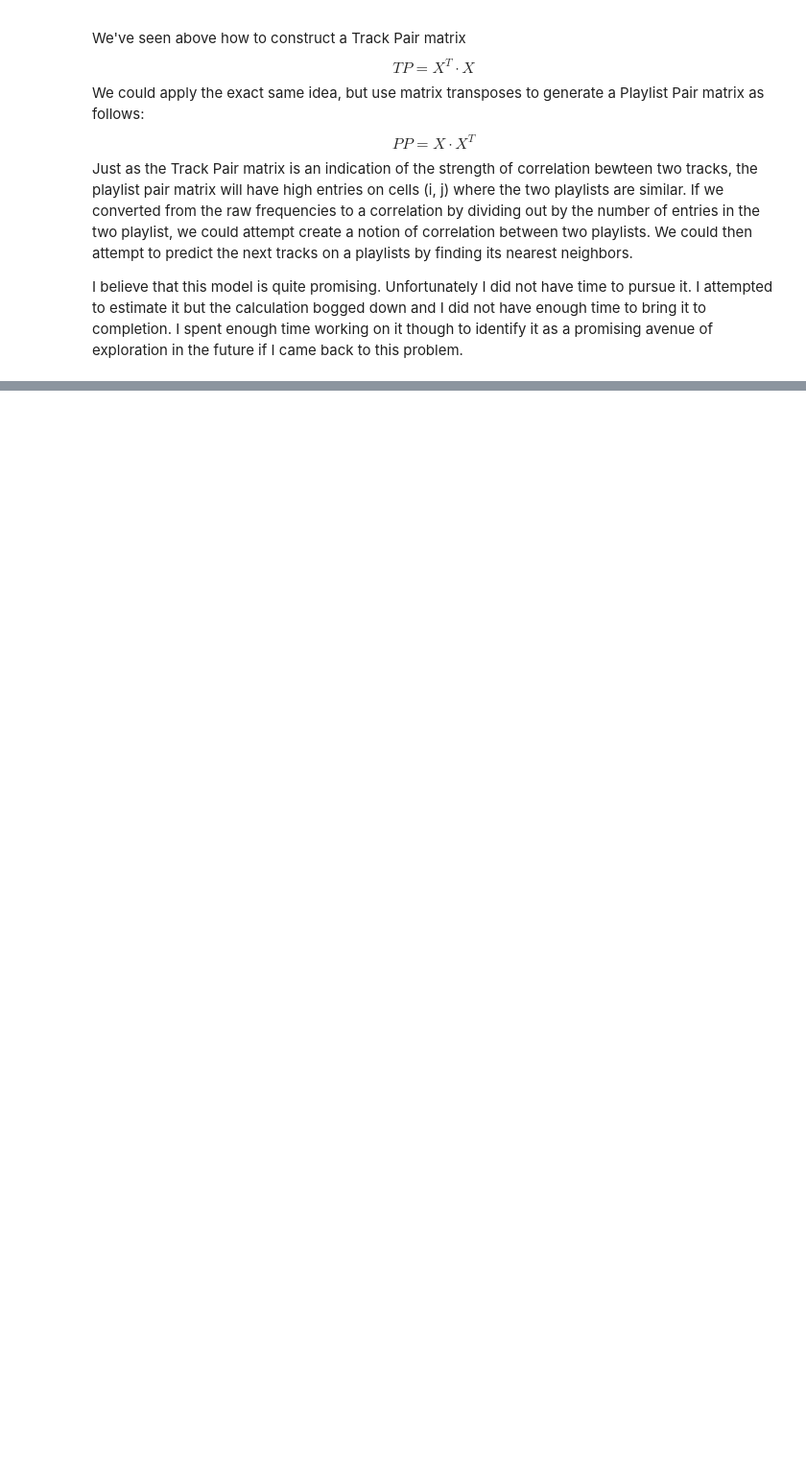
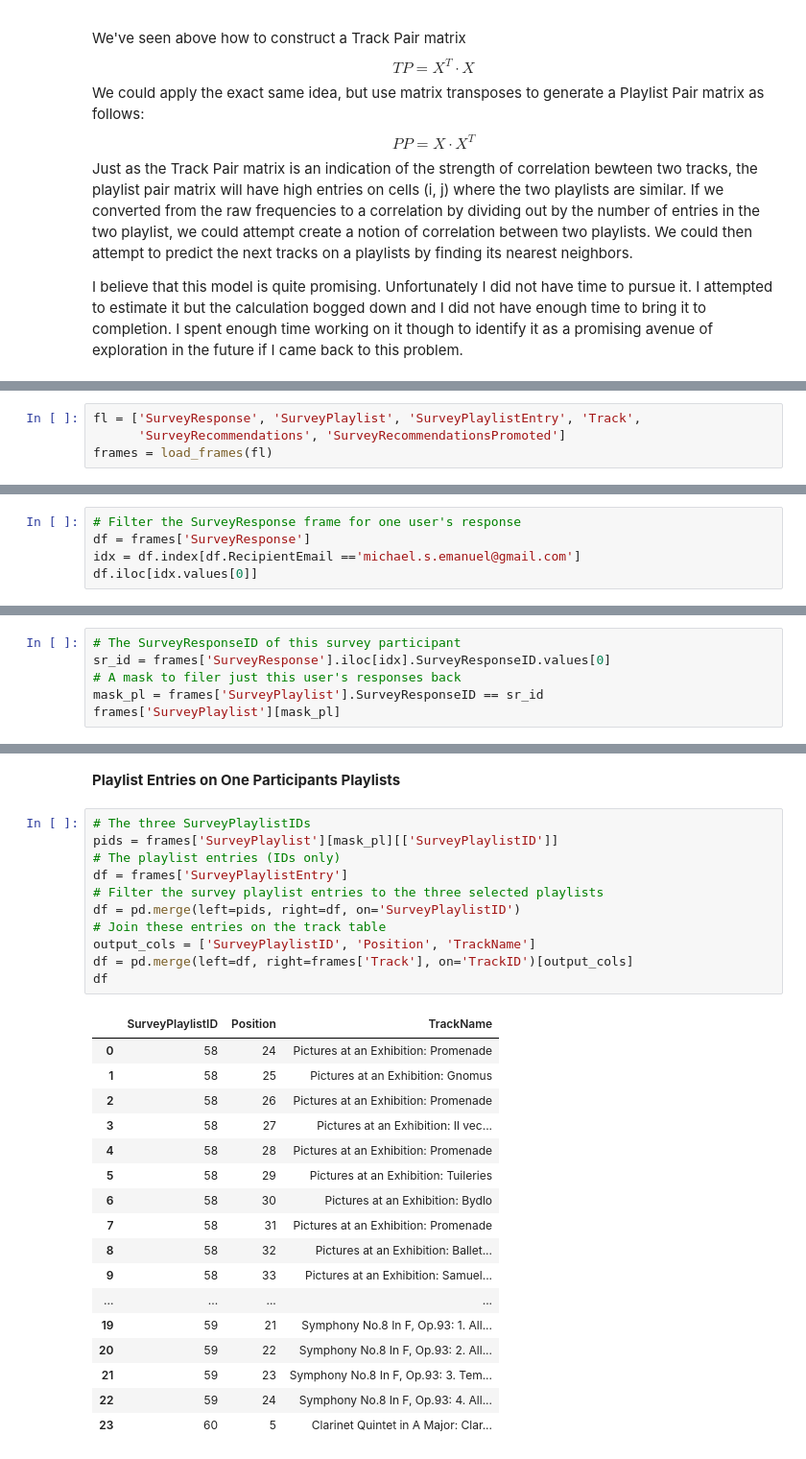
Before and after one commit to IACS-CS-209-Group44/Spotify, a Jupyter notebook: milestones/Spotify_Team44_Data_Analysis_Predictions.ipynb, the cells around one changed output, grey strips where cells are left out. Shown at 96% size. Drawn from its saved outputs; the diff is of its cells as text; blank space fills up the shorter version.

```diff
--- a/milestones/Spotify_Team44_Data_Analysis_Predictions.ipynb
+++ b/milestones/Spotify_Team44_Data_Analysis_Predictions.ipynb
@@ -1522,0 +1529,4 @@ I believe that this model is quite promising.  Unfortunately I did not have time
+# %%
+fl = ['SurveyResponse', 'SurveyPlaylist', 'SurveyPlaylistEntry', 'Track',
+      'SurveyRecommendations', 'SurveyRecommendationsPromoted']
+frames = load_frames(fl)
@@ -1522,0 +1545,5 @@ I believe that this model is quite promising.  Unfortunately I did not have time
+# %%
+# Filter the SurveyResponse frame for one user's response
+df = frames['SurveyResponse']
+idx = df.index[df.RecipientEmail =='michael.s.emanuel@gmail.com']
+df.iloc[idx.values[0]]
@@ -1522,0 +1564,6 @@ I believe that this model is quite promising.  Unfortunately I did not have time
+# %%
+# The SurveyResponseID of this survey participant
+sr_id = frames['SurveyResponse'].iloc[idx].SurveyResponseID.values[0]
+# A mask to filer just this user's responses back
+mask_pl = frames['SurveyPlaylist'].SurveyResponseID == sr_id
+frames['SurveyPlaylist'][mask_pl]
@@ -1522,0 +1577,31 @@ I believe that this model is quite promising.  Unfortunately I did not have time
+# %% [markdown]
+**Playlist Entries on One Participants Playlists**
+# %%
+# The three SurveyPlaylistIDs
+pids = frames['SurveyPlaylist'][mask_pl][['SurveyPlaylistID']]
+# The playlist entries (IDs only)
+df = frames['SurveyPlaylistEntry']
+# Filter the survey playlist entries to the three selected playlists
+df = pd.merge(left=pids, right=df, on='SurveyPlaylistID')
+# Join these entries on the track table
+output_cols = ['SurveyPlaylistID', 'Position', 'TrackName']
+df = pd.merge(left=df, right=frames['Track'], on='TrackID')[output_cols]
+df
+# %% [output]
+|  | SurveyPlaylistID | Position | TrackName |
+| 0 | 58 | 24 | Pictures at an Exhibition: Promenade |
+| 1 | 58 | 25 | Pictures at an Exhibition: Gnomus |
+| 2 | 58 | 26 | Pictures at an Exhibition: Promenade |
+| 3 | 58 | 27 | Pictures at an Exhibition: Il vec... |
+| 4 | 58 | 28 | Pictures at an Exhibition: Promenade |
+| 5 | 58 | 29 | Pictures at an Exhibition: Tuileries |
+| 6 | 58 | 30 | Pictures at an Exhibition: Bydlo |
+| 7 | 58 | 31 | Pictures at an Exhibition: Promenade |
+| 8 | 58 | 32 | Pictures at an Exhibition: Ballet... |
+| 9 | 58 | 33 | Pictures at an Exhibition: Samuel... |
+| ... | ... | ... | ... |
+| 19 | 59 | 21 | Symphony No.8 In F, Op.93: 1. All... |
+| 20 | 59 | 22 | Symphony No.8 In F, Op.93: 2. All... |
+| 21 | 59 | 23 | Symphony No.8 In F, Op.93: 3. Tem... |
+| 22 | 59 | 24 | Symphony No.8 In F, Op.93: 4. All... |
+| 23 | 60 | 5 | Clarinet Quintet in A Major: Clar... |
```
Also changed, not shown: parts of 14 cells of this notebook, 1 other file.
